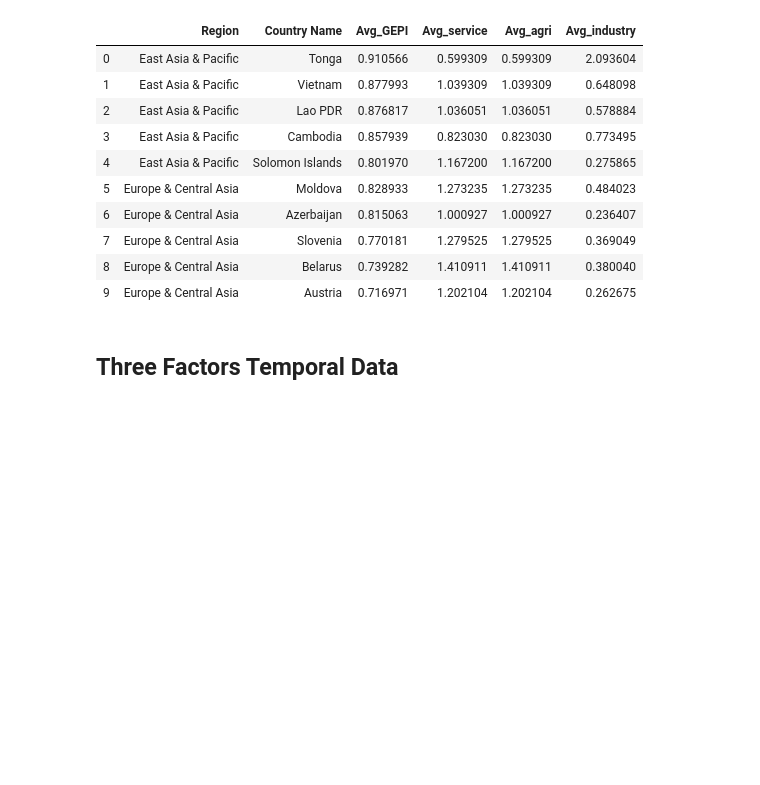
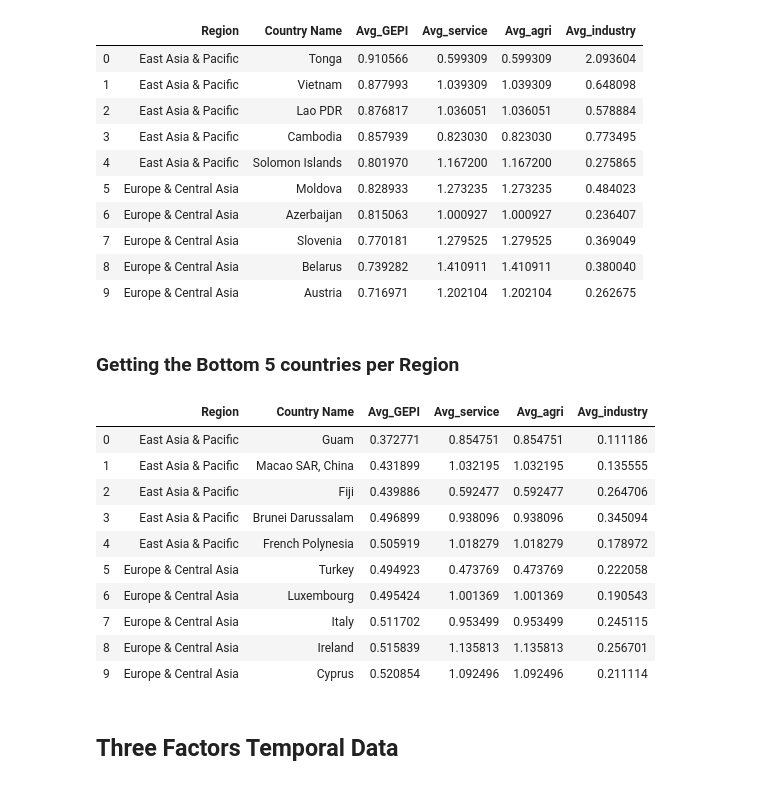
Before and after one commit to Amatullah/CSCI5502-DataMining_Project, a Jupyter notebook: RegionalAnalysis.ipynb, the cells around one changed output. Saved outputs shown, nothing was run; the diff lists cells and outputs as text; code cells hidden in the pictures; blank space fills up the shorter version.

```diff
--- a/RegionalAnalysis.ipynb
+++ b/RegionalAnalysis.ipynb
@@ -137,6 +135,36 @@ df_AvgTopFive.head(10)
 | 7 | Europe & Central Asia | Slovenia | 0.770181 | 1.279525 | 1.279525 | 0.369049 |
 | 8 | Europe & Central Asia | Belarus | 0.739282 | 1.410911 | 1.410911 | 0.380040 |
 | 9 | Europe & Central Asia | Austria | 0.716971 | 1.202104 | 1.202104 | 0.262675 |
+# %% [markdown]
+### Getting the Bottom 5 countries per Region
+# %%
+df_group_bottom = pd.DataFrame(data = df_AvgIndex.groupby('Region')['Avg_GEPI'].nsmallest(5).index)
+indices = [df_group_bottom[0][i][1] for i in range(0,32)]
+dict_AvgBottomFive = {'Region' : [], 'Country Name' : [], 'Avg_GEPI' : [] ,
+                  'Avg_service' : [], 'Avg_agri' : [], 'Avg_industry' : []}
+
+for i in range (len(indices)):
+    dict_AvgBottomFive['Country Name'].append(df_AvgIndex.iloc[indices[i]][0])
+    #dict_AvgTopFive['IncomeGroup'].append(df_AvgIndex.iloc[indices[i]][1])
+    dict_AvgBottomFive['Region'].append(df_AvgIndex.iloc[indices[i]][2])
+    dict_AvgBottomFive['Avg_GEPI'].append(df_AvgIndex.iloc[indices[i]][3])
+    dict_AvgBottomFive['Avg_service'].append(df_AvgIndex.iloc[indices[i]][4])
+    dict_AvgBottomFive['Avg_agri'].append(df_AvgIndex.iloc[indices[i]][4])
+    dict_AvgBottomFive['Avg_industry'].append(df_AvgIndex.iloc[indices[i]][6])
+df_AvgBottomFive = pd.DataFrame(data=dict_AvgBottomFive)
+df_AvgBottomFive.head(10)
+# %% [output]
+|  | Region | Country Name | Avg_GEPI | Avg_service | Avg_agri | Avg_industry |
+| 0 | East Asia & Pacific | Guam | 0.372771 | 0.854751 | 0.854751 | 0.111186 |
+| 1 | East Asia & Pacific | Macao SAR, China | 0.431899 | 1.032195 | 1.032195 | 0.135555 |
+| 2 | East Asia & Pacific | Fiji | 0.439886 | 0.592477 | 0.592477 | 0.264706 |
+| 3 | East Asia & Pacific | Brunei Darussalam | 0.496899 | 0.938096 | 0.938096 | 0.345094 |
+| 4 | East Asia & Pacific | French Polynesia | 0.505919 | 1.018279 | 1.018279 | 0.178972 |
+| 5 | Europe & Central Asia | Turkey | 0.494923 | 0.473769 | 0.473769 | 0.222058 |
+| 6 | Europe & Central Asia | Luxembourg | 0.495424 | 1.001369 | 1.001369 | 0.190543 |
+| 7 | Europe & Central Asia | Italy | 0.511702 | 0.953499 | 0.953499 | 0.245115 |
+| 8 | Europe & Central Asia | Ireland | 0.515839 | 1.135813 | 1.135813 | 0.256701 |
+| 9 | Europe & Central Asia | Cyprus | 0.520854 | 1.092496 | 1.092496 | 0.211114 |
 # %% [markdown]
 ## Three Factors Temporal Data
 # %%
```
Also changed, not shown: parts of 5 cells of this notebook.
